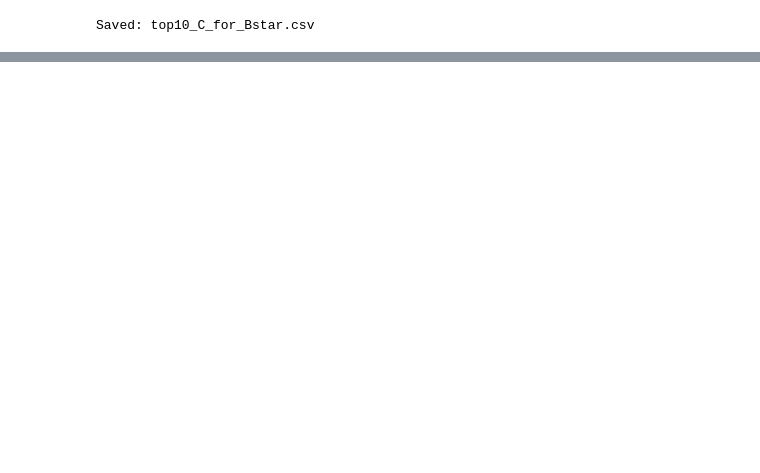
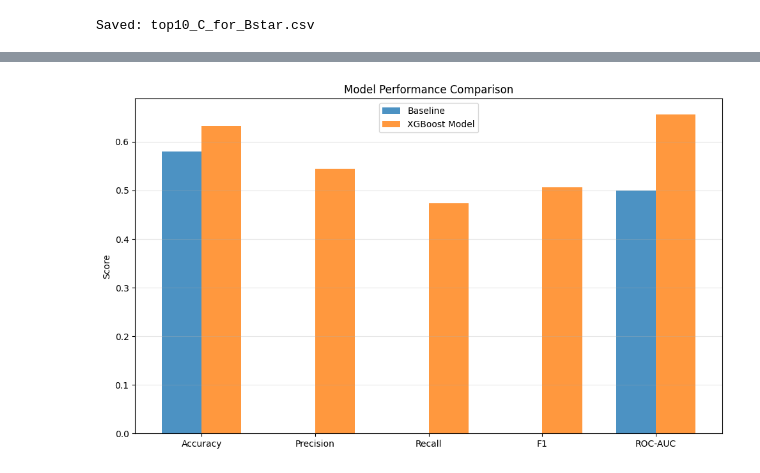
Before and after one commit to OmPatel03/4AL3-Project, a Jupyter notebook: speed_dating_abcloop_minimal.ipynb, the cells around one changed output, grey strips where cells are left out. Saved outputs shown, nothing was run; the diff lists cells and outputs as text; code cells hidden in the pictures; blank space fills up the shorter version.

Commit message:
edited plots

```diff
--- a/speed_dating_abcloop_minimal.ipynb
+++ b/speed_dating_abcloop_minimal.ipynb
@@ -659,0 +723,22 @@ Saved: top10_C_for_Bstar.csv
+# %%
+metrics = ['Accuracy', 'Precision', 'Recall', 'F1', 'ROC-AUC']
+baseline = [0.58, 0, 0, 0, 0.5]  # majority class baseline
+xgboost_scores = [0.633, 0.545, 0.473, 0.506, 0.656]
+
+x = np.arange(len(metrics))
+width = 0.35
+
+fig, ax = plt.subplots(figsize=(10, 6))
+ax.bar(x - width/2, baseline, width, label='Baseline', alpha=0.8)
+ax.bar(x + width/2, xgboost_scores, width, label='XGBoost Model', alpha=0.8)
+
+ax.set_ylabel('Score')
+ax.set_title('Model Performance Comparison')
+ax.set_xticks(x)
+ax.set_xticklabels(metrics)
+ax.legend()
+ax.grid(axis='y', alpha=0.3)
+plt.tight_layout()
+plt.show()
+# %% [output]
+[figure, added]
```
Also changed, not shown: parts of 5 cells of this notebook, 8 other files.
